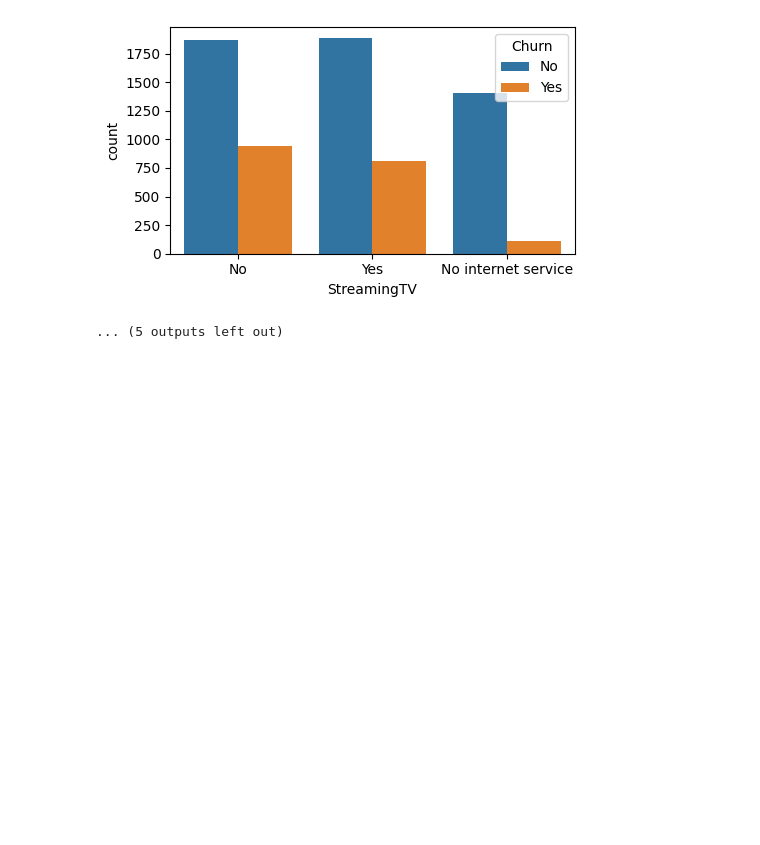
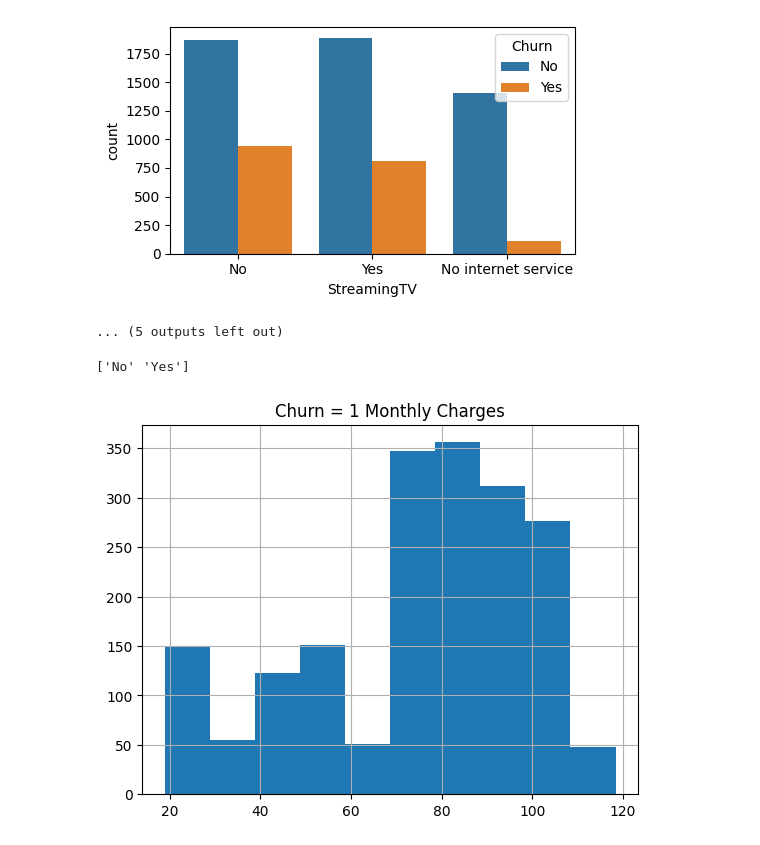
Before and after one commit to Allen-Ngbede/Telco_Customer_Churn_Prediction, a Jupyter notebook: EDA_telco_churn.ipynb, the cells around one changed output. Saved outputs shown, nothing was run; the diff lists cells and outputs as text; code cells hidden in the pictures; blank space fills up the shorter version.

```diff
--- a/EDA_telco_churn.ipynb
+++ b/EDA_telco_churn.ipynb
@@ -245,3 +245,13 @@ for i, predictor in enumerate(df.drop(columns=['Churn', 'TotalCharges', 'Monthly
 [figure]
 [figure]
 ... (5 outputs left out)
+# %%
+print(df['Churn'].unique())
+# %% [output]
+['No' 'Yes']
+# %%
+df[df["Churn"] == "Yes"]["MonthlyCharges"].hist()
+plt.title("Churn = 1 Monthly Charges")
+plt.show()
+# %% [output]
+[figure, added]
```
Also changed, not shown: parts of 13 cells of this notebook.
